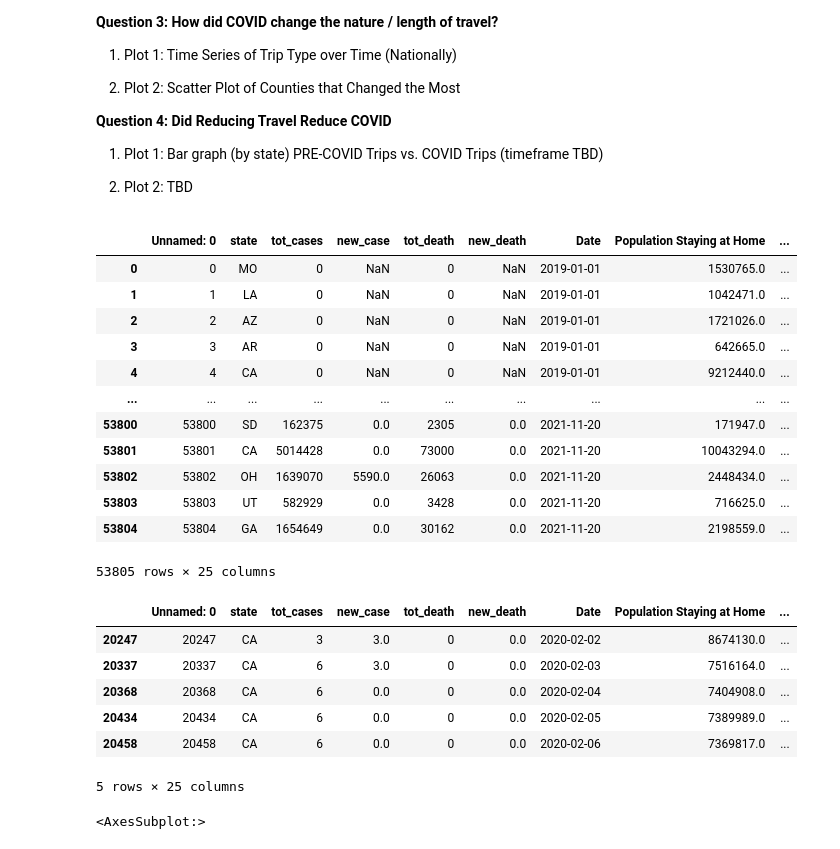
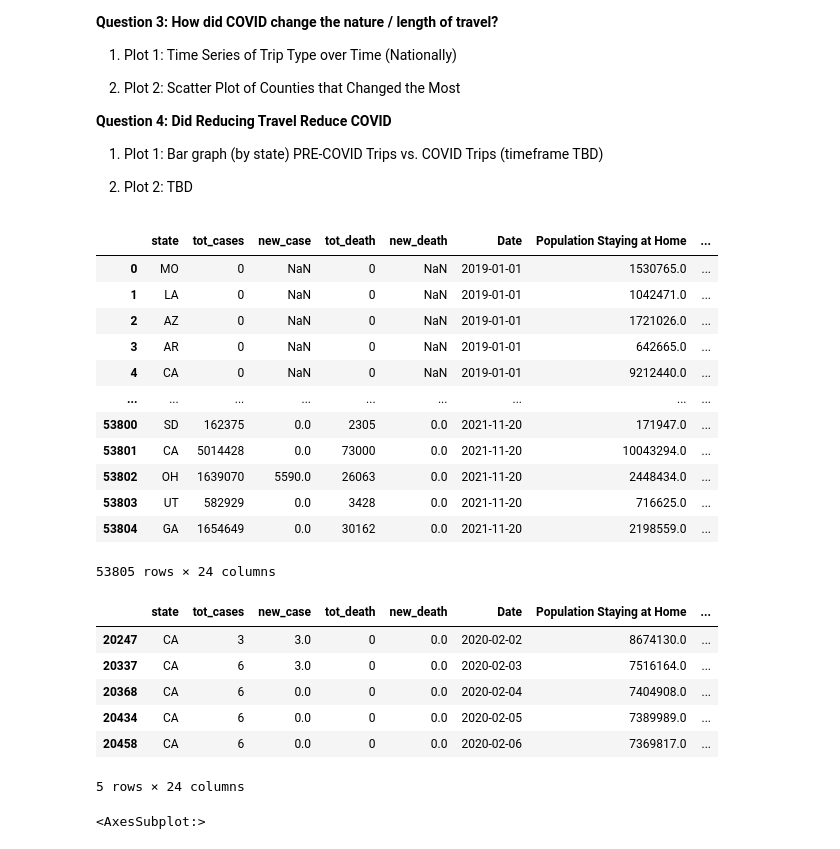
Before and after one commit to colinscampbell/project-1, a Jupyter notebook: etienne.ipynb, the cells around one changed output. Cells and saved outputs as stored; diff of their text form; code cells hidden in the pictures.

```diff
--- a/etienne.ipynb
+++ b/etienne.ipynb
@@ -38,36 +38,36 @@ import pandas as pd
 import datetime
 import numpy as np
 # %%
-path = "~/Downloads/covid_data.csv"
+path = "output_data/consolidated_new.csv"
 covid_df = pd.read_csv(path)
 covid_df
 # %% [output]
-|  | Unnamed: 0 | state | tot_cases | new_case | tot_death | new_death | Date | Population Staying at Home | ... |
-| 0 | 0 | MO | 0 | NaN | 0 | NaN | 2019-01-01 | 1530765.0 | ... |
-| 1 | 1 | LA | 0 | NaN | 0 | NaN | 2019-01-01 | 1042471.0 | ... |
-| 2 | 2 | AZ | 0 | NaN | 0 | NaN | 2019-01-01 | 1721026.0 | ... |
-| 3 | 3 | AR | 0 | NaN | 0 | NaN | 2019-01-01 | 642665.0 | ... |
-| 4 | 4 | CA | 0 | NaN | 0 | NaN | 2019-01-01 | 9212440.0 | ... |
-| ... | ... | ... | ... | ... | ... | ... | ... | ... | ... |
-| 53800 | 53800 | SD | 162375 | 0.0 | 2305 | 0.0 | 2021-11-20 | 171947.0 | ... |
-| 53801 | 53801 | CA | 5014428 | 0.0 | 73000 | 0.0 | 2021-11-20 | 10043294.0 | ... |
-| 53802 | 53802 | OH | 1639070 | 5590.0 | 26063 | 0.0 | 2021-11-20 | 2448434.0 | ... |
-| 53803 | 53803 | UT | 582929 | 0.0 | 3428 | 0.0 | 2021-11-20 | 716625.0 | ... |
-| 53804 | 53804 | GA | 1654649 | 0.0 | 30162 | 0.0 | 2021-11-20 | 2198559.0 | ... |
+|  | state | tot_cases | new_case | tot_death | new_death | Date | Population Staying at Home | ... |
+| 0 | MO | 0 | NaN | 0 | NaN | 2019-01-01 | 1530765.0 | ... |
+| 1 | LA | 0 | NaN | 0 | NaN | 2019-01-01 | 1042471.0 | ... |
+| 2 | AZ | 0 | NaN | 0 | NaN | 2019-01-01 | 1721026.0 | ... |
+| 3 | AR | 0 | NaN | 0 | NaN | 2019-01-01 | 642665.0 | ... |
+| 4 | CA | 0 | NaN | 0 | NaN | 2019-01-01 | 9212440.0 | ... |
+| ... | ... | ... | ... | ... | ... | ... | ... | ... |
+| 53800 | SD | 162375 | 0.0 | 2305 | 0.0 | 2021-11-20 | 171947.0 | ... |
+| 53801 | CA | 5014428 | 0.0 | 73000 | 0.0 | 2021-11-20 | 10043294.0 | ... |
+| 53802 | OH | 1639070 | 5590.0 | 26063 | 0.0 | 2021-11-20 | 2448434.0 | ... |
+| 53803 | UT | 582929 | 0.0 | 3428 | 0.0 | 2021-11-20 | 716625.0 | ... |
+| 53804 | GA | 1654649 | 0.0 | 30162 | 0.0 | 2021-11-20 | 2198559.0 | ... |
-53805 rows × 25 columns
+53805 rows × 24 columns
 # %%
 CA_COVID_1 = covid_df[covid_df['state']== "CA"]
 CA_COVID_2 = CA_COVID_1[CA_COVID_1['tot_cases']!= 0]
 CA_COVID_3 = CA_COVID_2.dropna()
 CA_COVID_3.head()
 # %% [output]
-|  | Unnamed: 0 | state | tot_cases | new_case | tot_death | new_death | Date | Population Staying at Home | ... |
-| 20247 | 20247 | CA | 3 | 3.0 | 0 | 0.0 | 2020-02-02 | 8674130.0 | ... |
-| 20337 | 20337 | CA | 6 | 3.0 | 0 | 0.0 | 2020-02-03 | 7516164.0 | ... |
-| 20368 | 20368 | CA | 6 | 0.0 | 0 | 0.0 | 2020-02-04 | 7404908.0 | ... |
-| 20434 | 20434 | CA | 6 | 0.0 | 0 | 0.0 | 2020-02-05 | 7389989.0 | ... |
-| 20458 | 20458 | CA | 6 | 0.0 | 0 | 0.0 | 2020-02-06 | 7369817.0 | ... |
+|  | state | tot_cases | new_case | tot_death | new_death | Date | Population Staying at Home | ... |
+| 20247 | CA | 3 | 3.0 | 0 | 0.0 | 2020-02-02 | 8674130.0 | ... |
+| 20337 | CA | 6 | 3.0 | 0 | 0.0 | 2020-02-03 | 7516164.0 | ... |
+| 20368 | CA | 6 | 0.0 | 0 | 0.0 | 2020-02-04 | 7404908.0 | ... |
+| 20434 | CA | 6 | 0.0 | 0 | 0.0 | 2020-02-05 | 7389989.0 | ... |
+| 20458 | CA | 6 | 0.0 | 0 | 0.0 | 2020-02-06 | 7369817.0 | ... |
-5 rows × 25 columns
+5 rows × 24 columns
 # %%
 TX_COVID_1 = covid_df[covid_df['state']== "TX"]
 TX_COVID_2 = TX_COVID_1[TX_COVID_1['tot_cases']!= 0]
```
Also changed, not shown: parts of 2 cells of this notebook, 9 other files.
